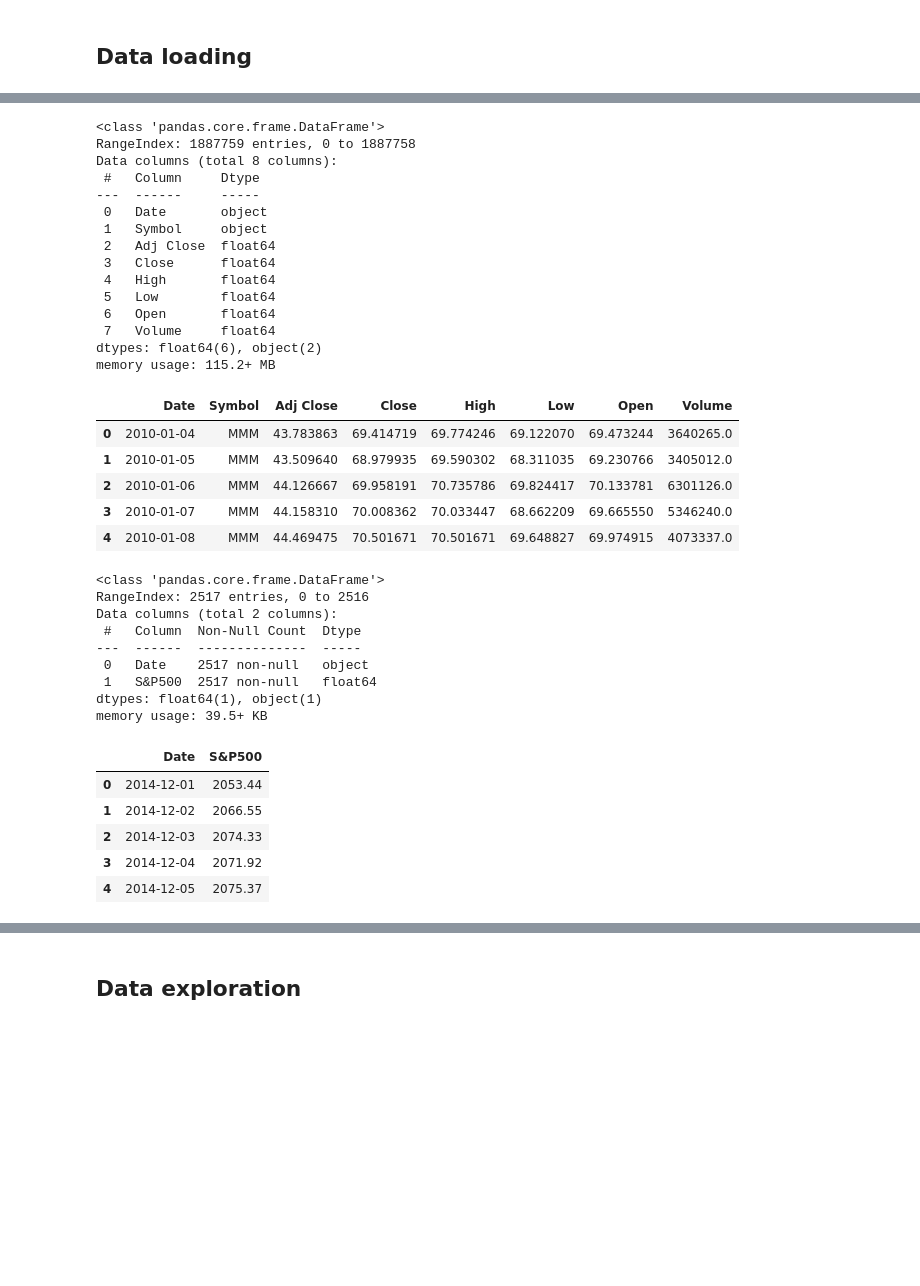
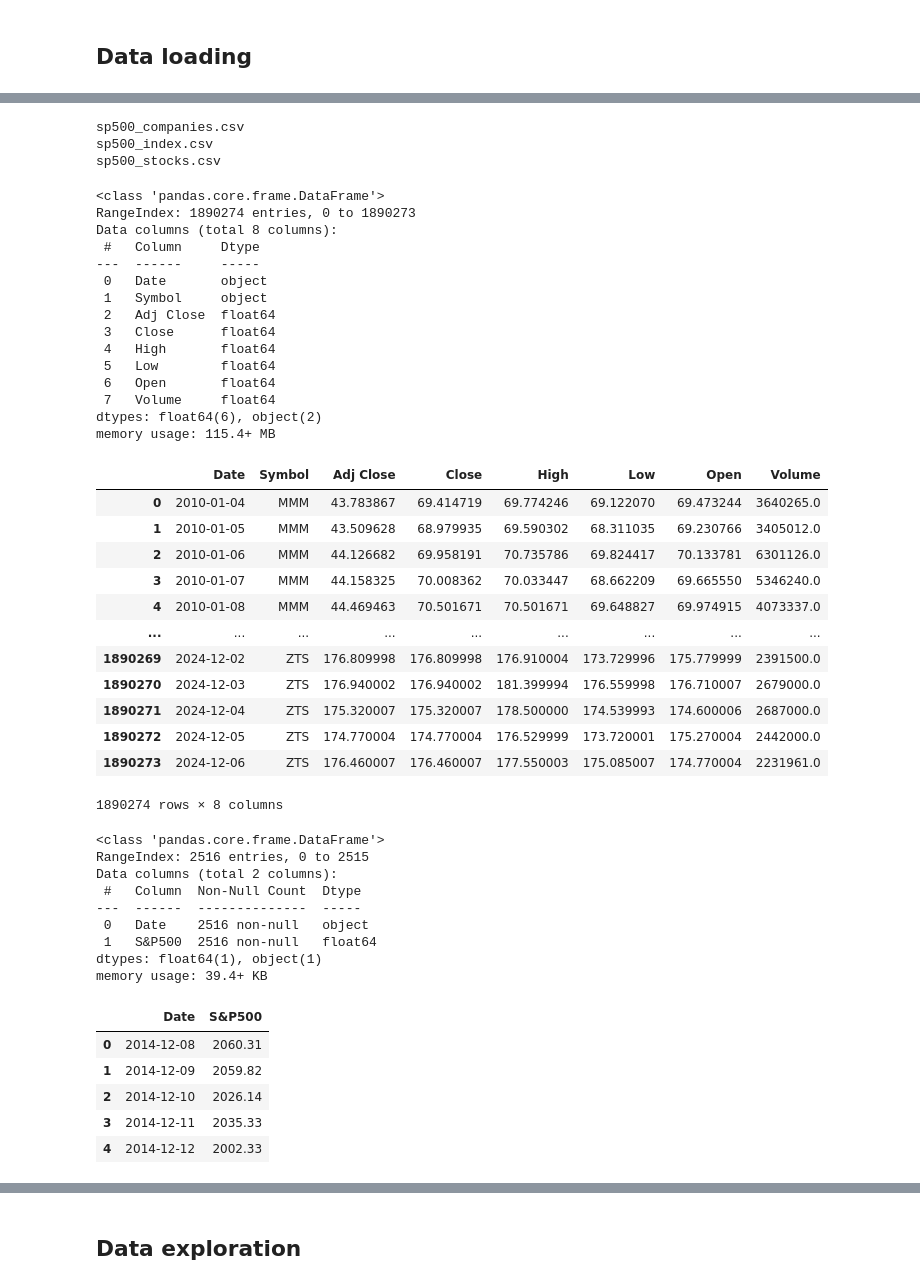
Before and after one commit to justAnArthur/iau-quest, a Jupyter notebook: _bonus.ipynb, the cells around one changed output, grey strips where cells are left out. Cells and saved outputs as stored; diff of their text form; code cells hidden in the pictures; blank space fills up the shorter version.

Commit message:
feat: BONUS

```diff
--- a/bonus.ipynb
+++ b/_bonus.ipynb
@@ -11,3 +11,9 @@ import torch
 from torch.utils.data import DataLoader, TensorDataset
 # %% [markdown]
 ## Data loading
+# %%
+import kagglehub
+
+path = kagglehub.dataset_download("andrewmvd/sp-500-stocks")
+
+print("Path to dataset files:", path)
@@ -14,47 +25,66 @@ from torch.utils.data import DataLoader, TensorDataset
+# %%
+import os
+
+items = os.listdir(path)
+
+# Print each item
+for item in items:
+    print(item)
+# %% [output]
+sp500_companies.csv
+sp500_index.csv
+sp500_stocks.csv
 # %%
-stocks = pd.read_csv('./bonus/sp500_stocks.csv')
+stocks = pd.read_csv(path + '/sp500_stocks.csv')
 stocks.info()
-stocks.head()
+stocks
 # %% [output]
 <class 'pandas.core.frame.DataFrame'>
-RangeIndex: 1887759 entries, 0 to 1887758
+RangeIndex: 1890274 entries, 0 to 1890273
 Data columns (total 8 columns):
  #   Column     Dtype
 ---  ------     -----
  0   Date       object
  1   Symbol     object
  2   Adj Close  float64
  3   Close      float64
  4   High       float64
  5   Low        float64
  6   Open       float64
  7   Volume     float64
 dtypes: float64(6), object(2)
-memory usage: 115.2+ MB
+memory usage: 115.4+ MB
 |  | Date | Symbol | Adj Close | Close | High | Low | Open | Volume |
-| 0 | 2010-01-04 | MMM | 43.783863 | 69.414719 | 69.774246 | 69.122070 | 69.473244 | 3640265.0 |
-| 1 | 2010-01-05 | MMM | 43.509640 | 68.979935 | 69.590302 | 68.311035 | 69.230766 | 3405012.0 |
-| 2 | 2010-01-06 | MMM | 44.126667 | 69.958191 | 70.735786 | 69.824417 | 70.133781 | 6301126.0 |
-| 3 | 2010-01-07 | MMM | 44.158310 | 70.008362 | 70.033447 | 68.662209 | 69.665550 | 5346240.0 |
-| 4 | 2010-01-08 | MMM | 44.469475 | 70.501671 | 70.501671 | 69.648827 | 69.974915 | 4073337.0 |
+| 0 | 2010-01-04 | MMM | 43.783867 | 69.414719 | 69.774246 | 69.122070 | 69.473244 | 3640265.0 |
+| 1 | 2010-01-05 | MMM | 43.509628 | 68.979935 | 69.590302 | 68.311035 | 69.230766 | 3405012.0 |
+| 2 | 2010-01-06 | MMM | 44.126682 | 69.958191 | 70.735786 | 69.824417 | 70.133781 | 6301126.0 |
+| 3 | 2010-01-07 | MMM | 44.158325 | 70.008362 | 70.033447 | 68.662209 | 69.665550 | 5346240.0 |
+| 4 | 2010-01-08 | MMM | 44.469463 | 70.501671 | 70.501671 | 69.648827 | 69.974915 | 4073337.0 |
+| ... | ... | ... | ... | ... | ... | ... | ... | ... |
+| 1890269 | 2024-12-02 | ZTS | 176.809998 | 176.809998 | 176.910004 | 173.729996 | 175.779999 | 2391500.0 |
+| 1890270 | 2024-12-03 | ZTS | 176.940002 | 176.940002 | 181.399994 | 176.559998 | 176.710007 | 2679000.0 |
+| 1890271 | 2024-12-04 | ZTS | 175.320007 | 175.320007 | 178.500000 | 174.539993 | 174.600006 | 2687000.0 |
+| 1890272 | 2024-12-05 | ZTS | 174.770004 | 174.770004 | 176.529999 | 173.720001 | 175.270004 | 2442000.0 |
+| 1890273 | 2024-12-06 | ZTS | 176.460007 | 176.460007 | 177.550003 | 175.085007 | 174.770004 | 2231961.0 |
+1890274 rows × 8 columns
 # %%
-index = pd.read_csv('./bonus/sp500_index.csv')
+index = pd.read_csv(path + '/sp500_index.csv')
 index.info()
 index.head()
 # %% [output]
 <class 'pandas.core.frame.DataFrame'>
-RangeIndex: 2517 entries, 0 to 2516
+RangeIndex: 2516 entries, 0 to 2515
 Data columns (total 2 columns):
  #   Column  Non-Null Count  Dtype
 ---  ------  --------------  -----
- 0   Date    2517 non-null   object
- 1   S&P500  2517 non-null   float64
+ 0   Date    2516 non-null   object
+ 1   S&P500  2516 non-null   float64
 dtypes: float64(1), object(1)
-memory usage: 39.5+ KB
+memory usage: 39.4+ KB
 |  | Date | S&P500 |
-| 0 | 2014-12-01 | 2053.44 |
-| 1 | 2014-12-02 | 2066.55 |
-| 2 | 2014-12-03 | 2074.33 |
-| 3 | 2014-12-04 | 2071.92 |
-| 4 | 2014-12-05 | 2075.37 |
+| 0 | 2014-12-08 | 2060.31 |
+| 1 | 2014-12-09 | 2059.82 |
+| 2 | 2014-12-10 | 2026.14 |
+| 3 | 2014-12-11 | 2035.33 |
+| 4 | 2014-12-12 | 2002.33 |
 # %%
```
Also changed, not shown: parts of 3 cells of this notebook, 1 other file.
